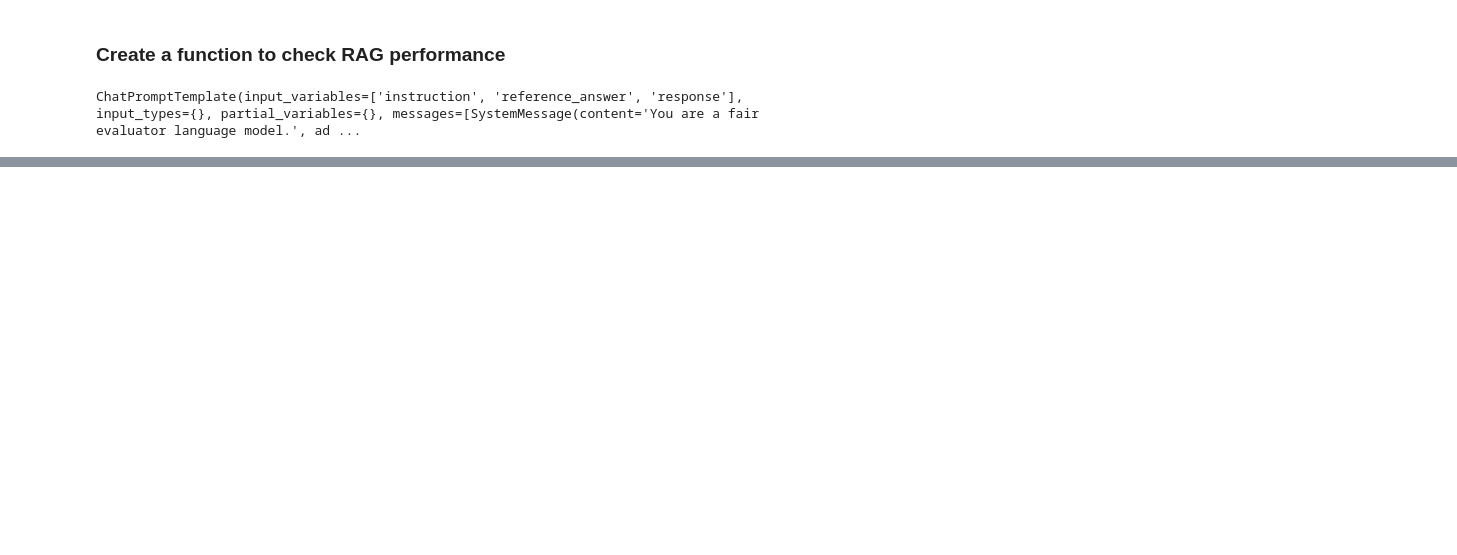
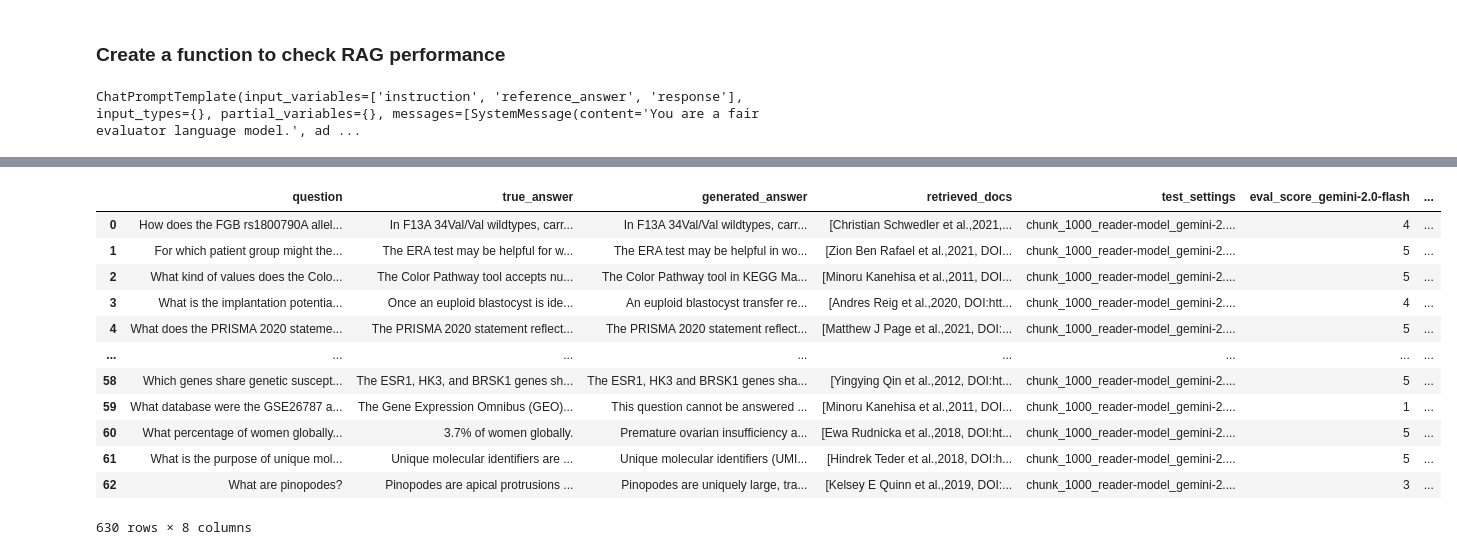
Before and after one commit to antparleo/RAG, a Jupyter notebook: 02_database_creation.ipynb, the cells around one changed output, grey strips where cells are left out. Drawn from its saved outputs; the diff is of its cells as text; code cells hidden in the pictures; blank space fills up the shorter version.

```diff
--- a/02_database_creation.ipynb
+++ b/02_database_creation.ipynb
@@ -709,6 +750,22 @@ for file in glob.glob("./output/*.json"):
     output["settings"] = file
     outputs.append(output)
 result = pd.concat(outputs)
+# %%
+result
+# %% [output]
+|  | question | true_answer | generated_answer | retrieved_docs | test_settings | eval_score_gemini-2.0-flash | ... |
+| 0 | How does the FGB rs1800790A allel... | In F13A 34Val/Val wildtypes, carr... | In F13A 34Val/Val wildtypes, carr... | [Christian Schwedler et al.,2021,... | chunk_1000_reader-model_gemini-2.... | 4 | ... |
+| 1 | For which patient group might the... | The ERA test may be helpful for w... | The ERA test may be helpful in wo... | [Zion Ben Rafael et al.,2021, DOI... | chunk_1000_reader-model_gemini-2.... | 5 | ... |
+| 2 | What kind of values does the Colo... | The Color Pathway tool accepts nu... | The Color Pathway tool in KEGG Ma... | [Minoru Kanehisa et al.,2011, DOI... | chunk_1000_reader-model_gemini-2.... | 5 | ... |
+| 3 | What is the implantation potentia... | Once an euploid blastocyst is ide... | An euploid blastocyst transfer re... | [Andres Reig et al.,2020, DOI:htt... | chunk_1000_reader-model_gemini-2.... | 4 | ... |
+| 4 | What does the PRISMA 2020 stateme... | The PRISMA 2020 statement reflect... | The PRISMA 2020 statement reflect... | [Matthew J Page et al.,2021, DOI:... | chunk_1000_reader-model_gemini-2.... | 5 | ... |
+| ... | ... | ... | ... | ... | ... | ... | ... |
+| 58 | Which genes share genetic suscept... | The ESR1, HK3, and BRSK1 genes sh... | The ESR1, HK3 and BRSK1 genes sha... | [Yingying Qin et al.,2012, DOI:ht... | chunk_1000_reader-model_gemini-2.... | 5 | ... |
+| 59 | What database were the GSE26787 a... | The Gene Expression Omnibus (GEO)... | This question cannot be answered ... | [Minoru Kanehisa et al.,2011, DOI... | chunk_1000_reader-model_gemini-2.... | 1 | ... |
+| 60 | What percentage of women globally... | 3.7% of women globally. | Premature ovarian insufficiency a... | [Ewa Rudnicka et al.,2018, DOI:ht... | chunk_1000_reader-model_gemini-2.... | 5 | ... |
+| 61 | What is the purpose of unique mol... | Unique molecular identifiers are ... | Unique molecular identifiers (UMI... | [Hindrek Teder et al.,2018, DOI:h... | chunk_1000_reader-model_gemini-2.... | 5 | ... |
+| 62 | What are pinopodes? | Pinopodes are apical protrusions ... | Pinopodes are uniquely large, tra... | [Kelsey E Quinn et al.,2019, DOI:... | chunk_1000_reader-model_gemini-2.... | 3 | ... |
+630 rows × 8 columns
 # %%
 result["eval_score_gemini-2.0-flash"] = result["eval_score_gemini-2.0-flash"].apply(lambda x: int(x) if isinstance(x, str) else 0)
 # %%
```
Also changed, not shown: parts of 13 cells of this notebook.
